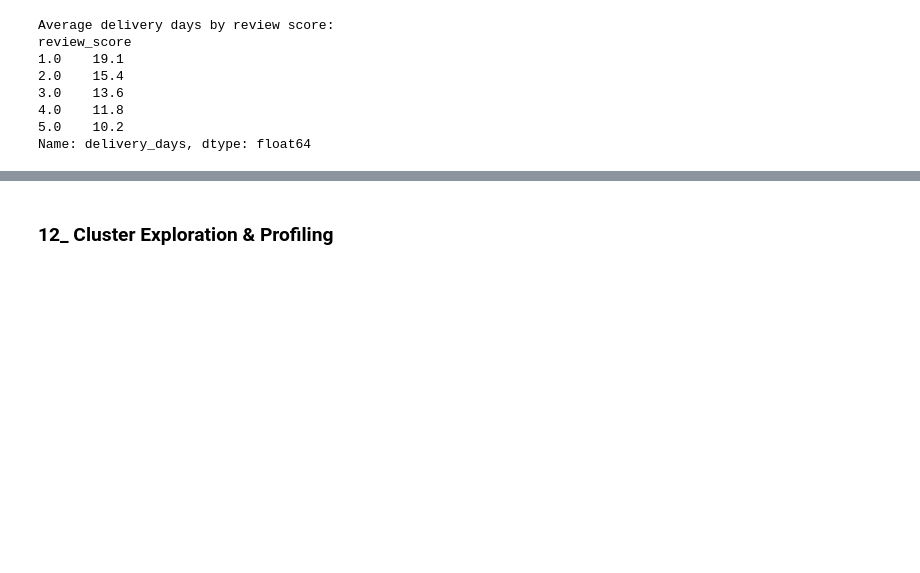
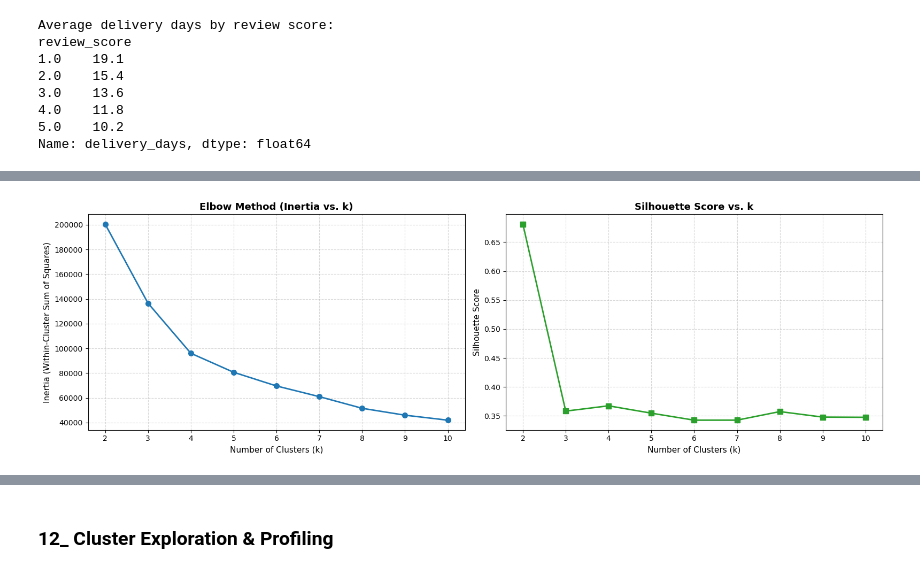
Before and after one commit to Mahmoud-islamcs/ecommerce-intelligence-platform, a Jupyter notebook: notebooks/ecommerce_intelligence_analysis.ipynb, the cells around one changed output, grey strips where cells are left out. Drawn from its saved outputs; the diff is of its cells as text; code cells hidden in the pictures; blank space fills up the shorter version.

```diff
--- a/notebooks/ecommerce_intelligence_analysis.ipynb
+++ b/notebooks/ecommerce_intelligence_analysis.ipynb
@@ -1621,0 +2036,23 @@ Name: delivery_days, dtype: float64
+# %%
+# 1. Inertia (Elbow Method) and Silhouette Scores
+k_range = range(2, 11)
+inertia_list = []
+silhouette_list = []
+
+sample_size = min(15000, len(rfm_scaled))
+np.random.seed(42)
+sample_indices = np.random.choice(len(rfm_scaled), size=sample_size, replace=False)
+rfm_sample = rfm_scaled.iloc[sample_indices].values
+
+for k in k_range:
+    # Fit KMeans on the entire scaled dataset
+    kmeans = KMeans(n_clusters=k, random_state=42, n_init=10)
+    cluster_labels_all = kmeans.fit_predict(rfm_scaled)
+    inertia_list.append(kmeans.inertia_)
+
+    # Calculate Silhouette score on the representative sample
+    sample_labels = cluster_labels_all[sample_indices]
+    sil_score = silhouette_score(rfm_sample, sample_labels)
+    silhouette_list.append(sil_score)
+
+    print(f"k = {k:<2} | Inertia (WCSS): {kmeans.inertia_:>12,.2f} | Silhouette Score: {sil_score:.4f}")
@@ -1621,0 +2089,23 @@ Name: delivery_days, dtype: float64
+# %%
+fig, axes = plt.subplots(1, 2, figsize=(16, 5))
+
+# Plot 1: Elbow Method (Inertia / WCSS)
+axes[0].plot(k_range, inertia_list, marker='o', color='#1f77b4', linewidth=2, markersize=7)
+axes[0].set_title('Elbow Method (Inertia vs. k)', fontsize=13, fontweight='bold')
+axes[0].set_xlabel('Number of Clusters (k)', fontsize=11)
+axes[0].set_ylabel('Inertia (Within-Cluster Sum of Squares)', fontsize=11)
+axes[0].set_xticks(list(k_range))
+axes[0].grid(True, linestyle='--', alpha=0.5)
+
+# Plot 2: Silhouette Score Curve
+axes[1].plot(k_range, silhouette_list, marker='s', color='#2ca02c', linewidth=2, markersize=7)
+axes[1].set_title('Silhouette Score vs. k', fontsize=13, fontweight='bold')
+axes[1].set_xlabel('Number of Clusters (k)', fontsize=11)
+axes[1].set_ylabel('Silhouette Score', fontsize=11)
+axes[1].set_xticks(list(k_range))
+axes[1].grid(True, linestyle='--', alpha=0.5)
+
+plt.tight_layout()
+plt.show()
+# %% [output]
+[figure, added]
```
Also changed, not shown: parts of 60 cells of this notebook.
